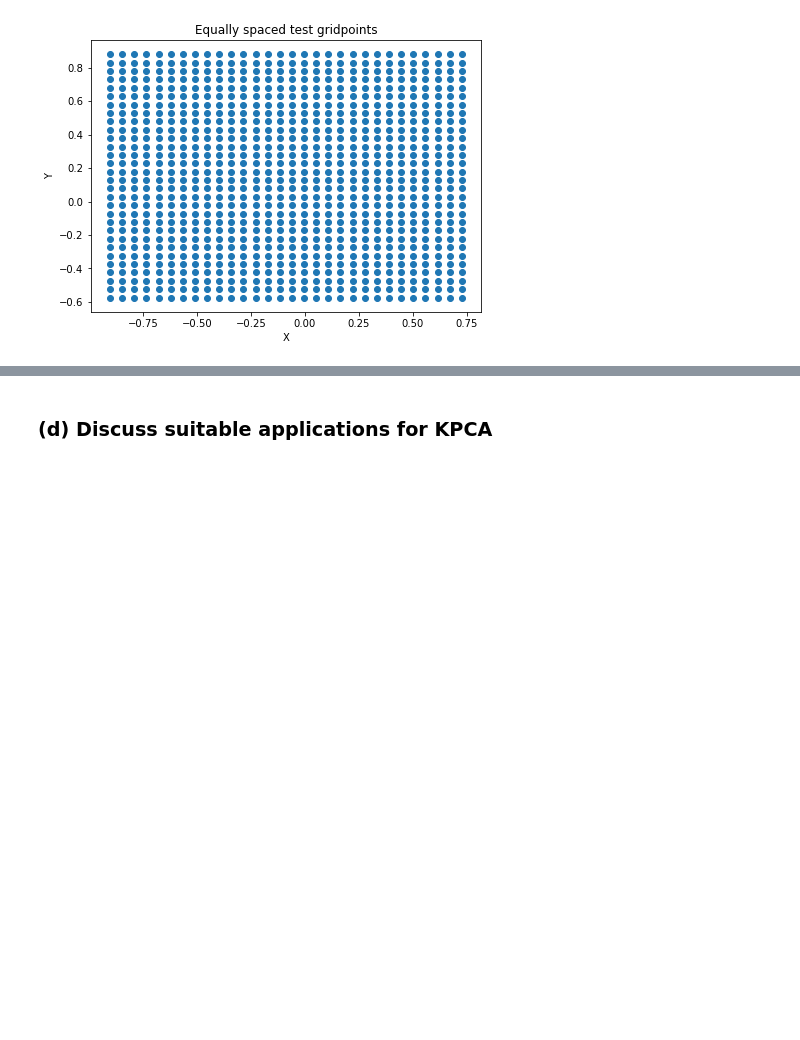
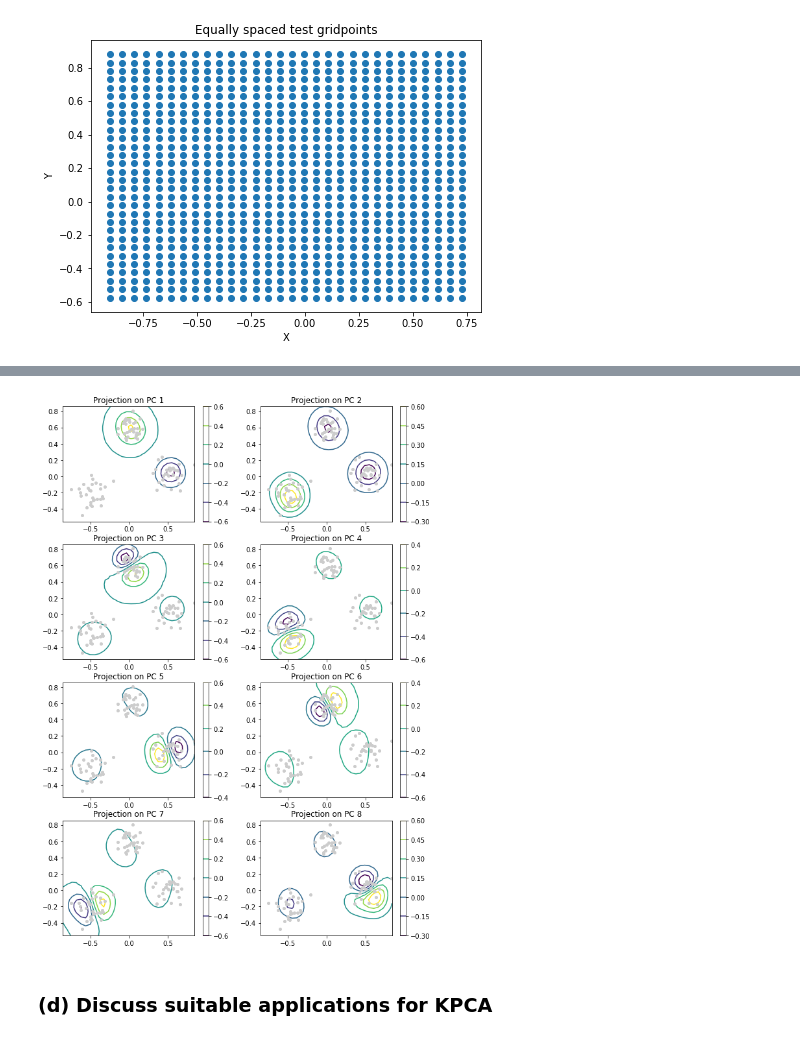
Before and after one commit to davidmunkacsi93/machine-intelligence, a Jupyter notebook: 04_Kernel_PCA/Assignment4.ipynb, the cells around one changed output, grey strips where cells are left out. Cells and saved outputs as stored; diff of their text form; code cells hidden in the pictures; blank space fills up the shorter version.

```diff
--- a/04_Kernel_PCA/Assignment4.ipynb
+++ b/04_Kernel_PCA/Assignment4.ipynb
@@ -187,2 +215,21 @@ for i in range(0,8):
+# %%
+#projet points to pc1 , ... , pc8
+points_grid_projected = kpca.transform(meshgrid).reshape(30, 30, -1)
+#print(points_grid_projected)
+
+#plot pc regions
+amount_pcs = 8
+plt.figure(figsize=(10,15))
+
+for i in range(amount_pcs):
+    plt.subplot(4, 2, i+1)
+    plt.title('Projection on PC {:d}'.format(i+1))
+    plt.contour(x, y, points_grid_projected[:,:,i])
+    plt.colorbar
+    plt.plot(toyDataset[:,0], toyDataset[:,1], 'o', color='#CCCCCC', markersize=4)
+    plt.colorbar()
+plt.show()
+# %% [output]
+[figure, added]
 # %% [markdown]
 ### (d) Discuss suitable applications for KPCA
```
Also changed, not shown: parts of 7 cells of this notebook.
